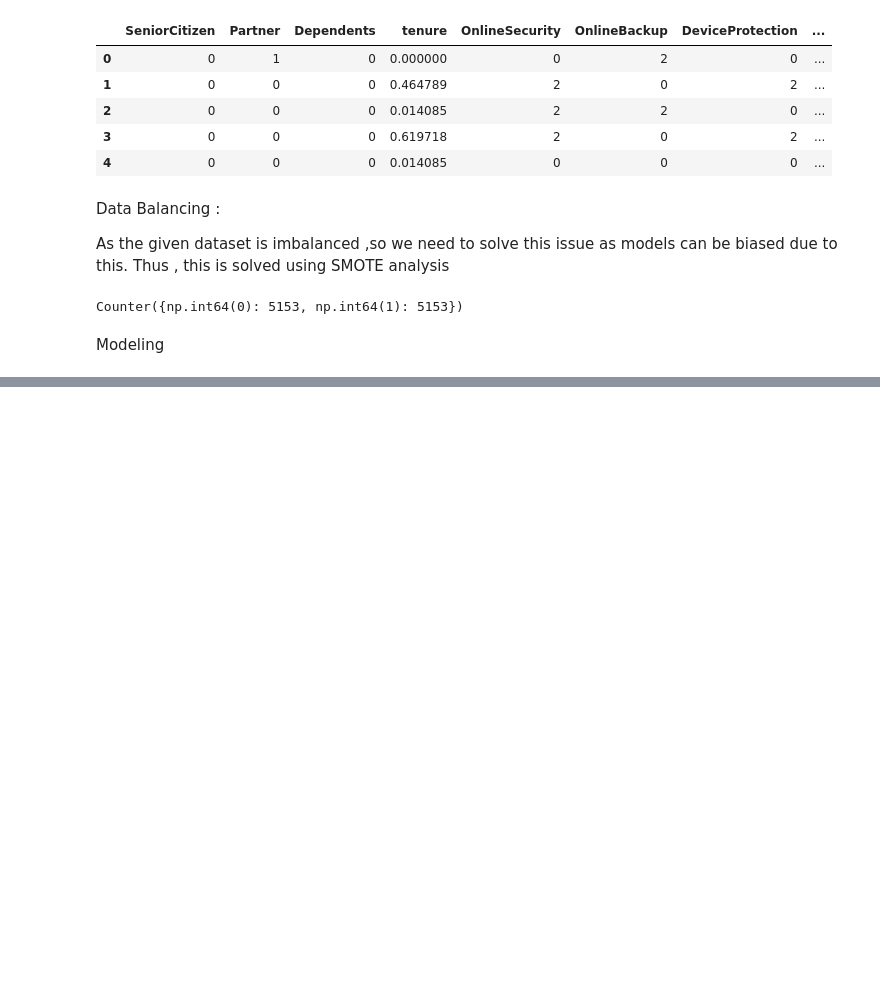
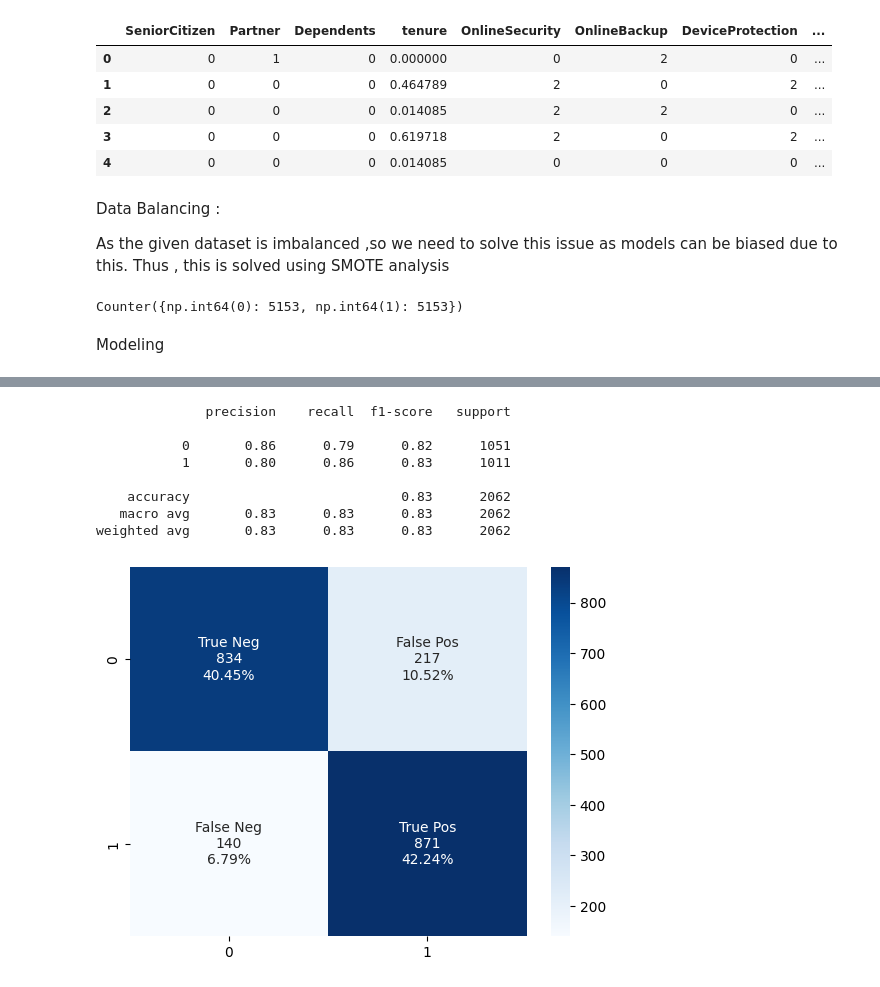
Before and after one commit to Rojin-Dhami/Customer_churn_prediction_model, a Jupyter notebook: Churn_predictor.ipynb, the cells around one changed output, grey strips where cells are left out. Drawn from its saved outputs; the diff is of its cells as text; code cells hidden in the pictures; blank space fills up the shorter version.

```diff
--- a/Churn_predictor.ipynb
+++ b/Churn_predictor.ipynb
@@ -313,0 +351,12 @@ ImportError: cannot import name 'plot_roc_curve' from 'sklearn.metrics' (C:\User
+# %%
+model_evaluation(classifier_xgb,x_test,y_test)
+# %% [output]
+              precision    recall  f1-score   support
+
+           0       0.86      0.79      0.82      1051
+           1       0.80      0.86      0.83      1011
+
+    accuracy                           0.83      2062
+   macro avg       0.83      0.83      0.83      2062
+weighted avg       0.83      0.83      0.83      2062
+[figure, added]
```
Also changed, not shown: parts of 6 cells of this notebook.
